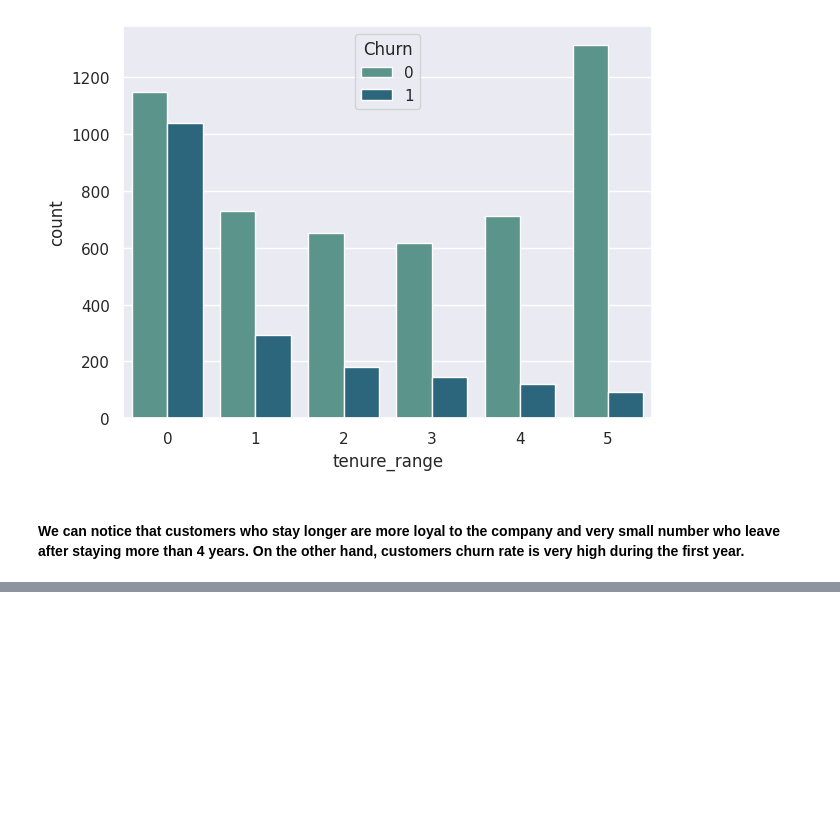
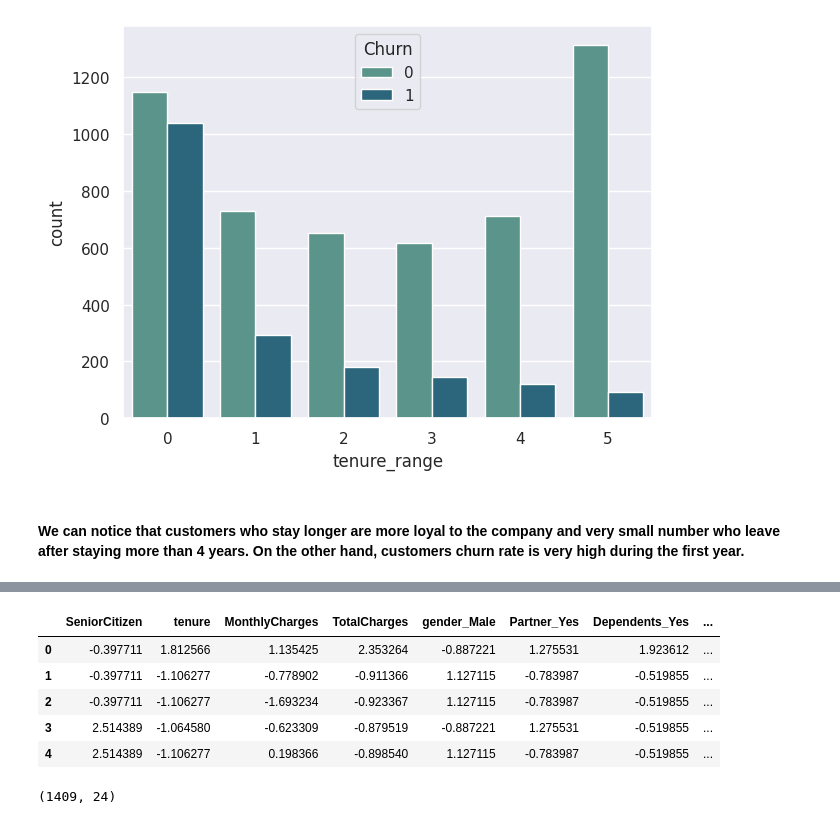
Before and after one commit to sathvikshetty22/MLProjects, a Jupyter notebook: Customer_Churn.ipynb, the cells around one changed output, grey strips where cells are left out. Saved outputs shown, nothing was run; the diff lists cells and outputs as text; code cells hidden in the pictures; blank space fills up the shorter version.

```diff
--- a/Customer_Churn.ipynb
+++ b/Customer_Churn.ipynb
@@ -238,0 +377,14 @@ plt.tight_layout()
+# %%
+x_test=pd.DataFrame(x_test,columns=x_smote.columns)
+x_test.head()
+# %% [output]
+|  | SeniorCitizen | tenure | MonthlyCharges | TotalCharges | gender_Male | Partner_Yes | Dependents_Yes | ... |
+| 0 | -0.397711 | 1.812566 | 1.135425 | 2.353264 | -0.887221 | 1.275531 | 1.923612 | ... |
+| 1 | -0.397711 | -1.106277 | -0.778902 | -0.911366 | 1.127115 | -0.783987 | -0.519855 | ... |
+| 2 | -0.397711 | -1.106277 | -1.693234 | -0.923367 | 1.127115 | -0.783987 | -0.519855 | ... |
+| 3 | 2.514389 | -1.064580 | -0.623309 | -0.879519 | -0.887221 | 1.275531 | -0.519855 | ... |
+| 4 | 2.514389 | -1.106277 | 0.198366 | -0.898540 | 1.127115 | -0.783987 | -0.519855 | ... |
+# %%
+x_test.shape
+# %% [output]
+(1409, 24)
```
Also changed, not shown: parts of 14 cells of this notebook.
